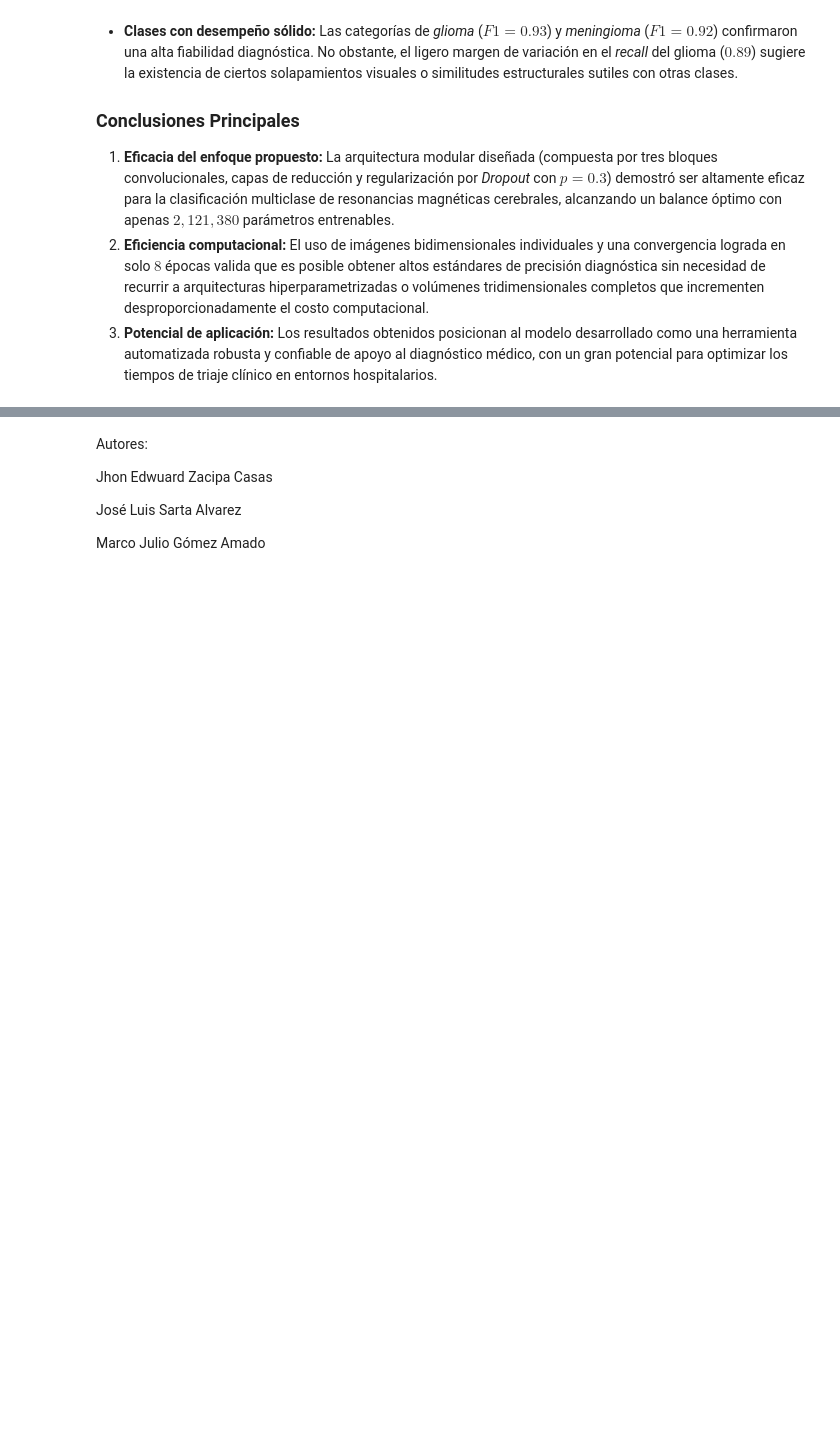
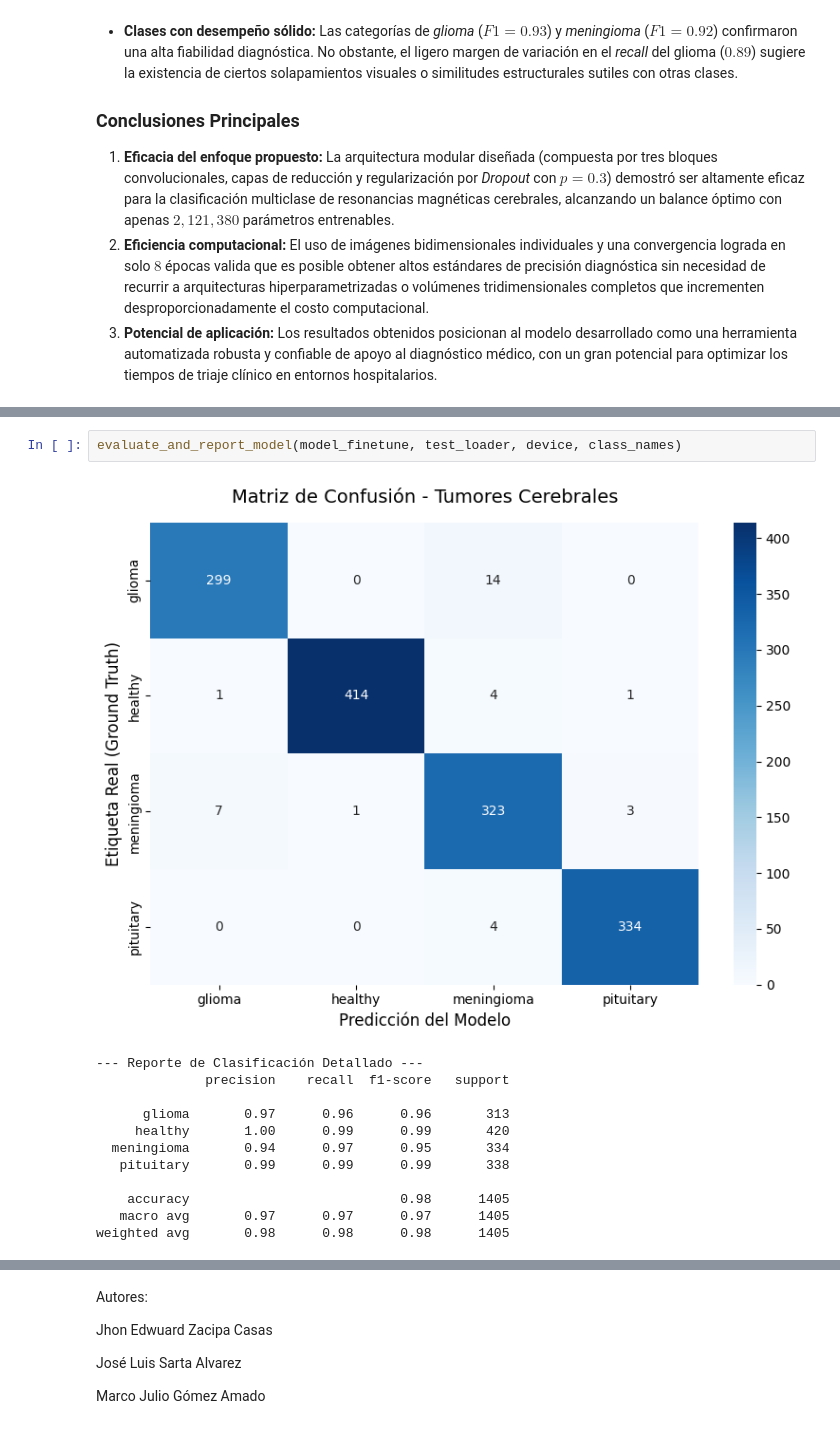
Before and after one commit to margomeza16/deep_leraning, a Jupyter notebook: MiniProyecto1.ipynb, the cells around one changed output, grey strips where cells are left out. Cells and saved outputs as stored; diff of their text form; blank space fills up the shorter version.

```diff
--- a/MiniProyecto1.ipynb
+++ b/MiniProyecto1.ipynb
@@ -732,0 +954,15 @@ La evaluación sobre el conjunto de prueba ($1405$ imágenes) arrojó una **prec
+# %%
+evaluate_and_report_model(model_finetune, test_loader, device, class_names)
+# %% [output]
+[figure, added]
+--- Reporte de Clasificación Detallado ---
+              precision    recall  f1-score   support
+
+      glioma       0.97      0.96      0.96       313
+     healthy       1.00      0.99      0.99       420
+  meningioma       0.94      0.97      0.95       334
+   pituitary       0.99      0.99      0.99       338
+
+    accuracy                           0.98      1405
+   macro avg       0.97      0.97      0.97      1405
+weighted avg       0.98      0.98      0.98      1405
```
Also changed, not shown: parts of 29 cells of this notebook.
